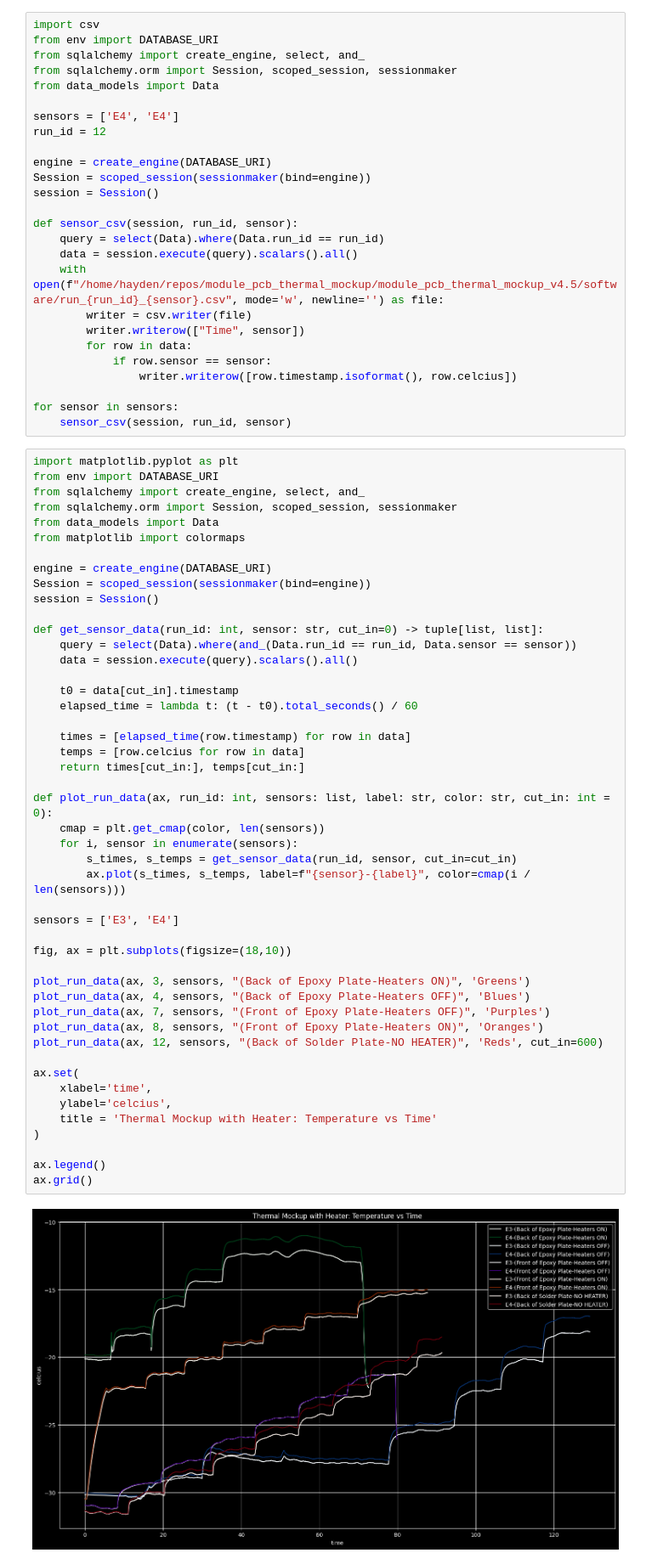
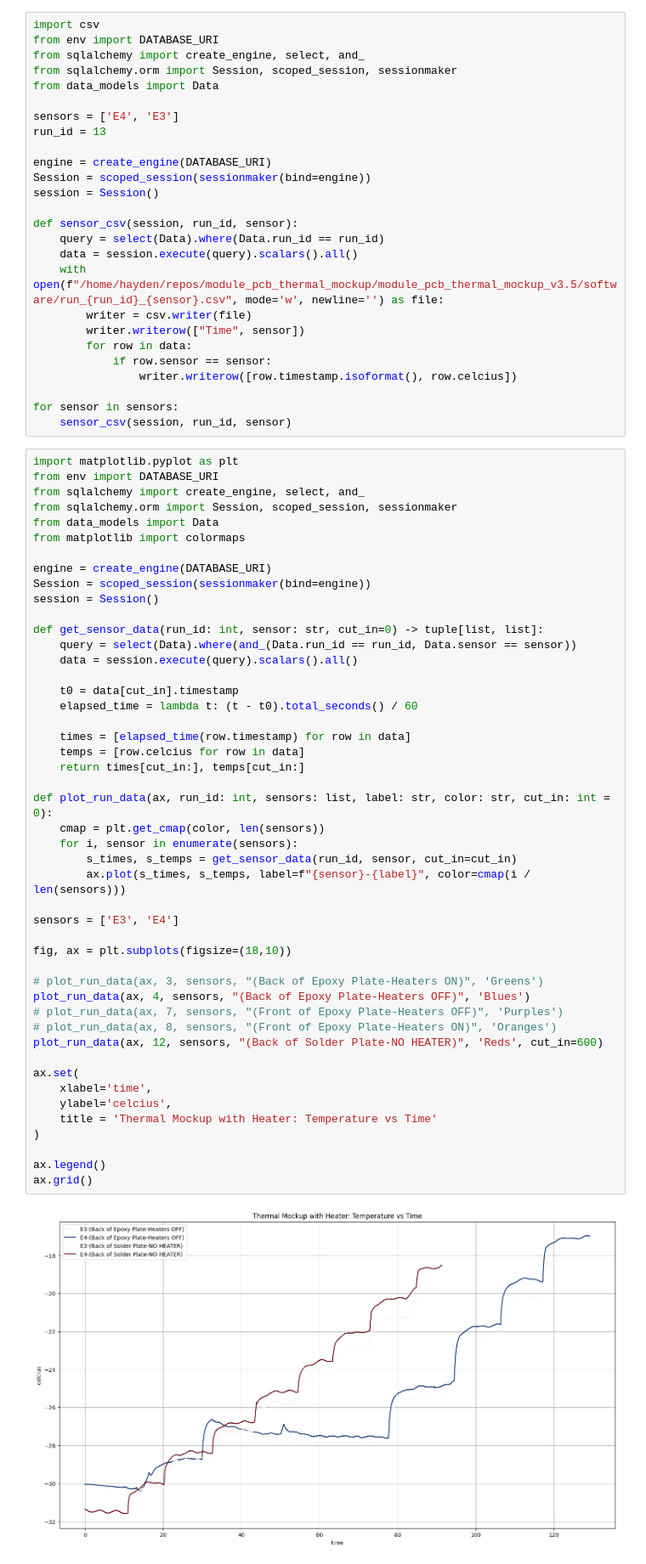
Before and after one commit to bu-etl/module_thermal_mockup, a Jupyter notebook: module_pcb_thermal_mockup_v3.5/software/db_analysis.ipynb, the cells around one changed output. Shown: that part at 85% size. Cells and saved outputs as stored; diff of their text form.

```diff
--- a/module_pcb_thermal_mockup_v3.5/software/db_analysis.ipynb
+++ b/module_pcb_thermal_mockup_v3.5/software/db_analysis.ipynb
@@ -5,8 +5,8 @@ from sqlalchemy import create_engine, select, and_
 from sqlalchemy.orm import Session, scoped_session, sessionmaker
 from data_models import Data
 
-sensors = ['E4', 'E4']
-run_id = 12
+sensors = ['E4', 'E3']
+run_id = 13
 
 engine = create_engine(DATABASE_URI)
 Session = scoped_session(sessionmaker(bind=engine))
@@ -15,7 +15,7 @@ session = Session()
 def sensor_csv(session, run_id, sensor):
     query = select(Data).where(Data.run_id == run_id)
     data = session.execute(query).scalars().all()
-    with open(f"/home/hayden/repos/module_pcb_thermal_mockup/module_pcb_thermal_mockup_v4.5/software/run_{run_id}_{sensor}.csv", mode='w', newline='') as file:
+    with open(f"/home/hayden/repos/module_pcb_thermal_mockup/module_pcb_thermal_mockup_v3.5/software/run_{run_id}_{sensor}.csv", mode='w', newline='') as file:
         writer = csv.writer(file)
         writer.writerow(["Time", sensor])
         for row in data:
@@ -42,34 +42,34 @@ def get_sensor_data(run_id: int, sensor: str, cut_in=0) -> tuple[list, list]:
 
     t0 = data[cut_in].timestamp
     elapsed_time = lambda t: (t - t0).total_seconds() / 60
 
     times = [elapsed_time(row.timestamp) for row in data]
     temps = [row.celcius for row in data]
     return times[cut_in:], temps[cut_in:]
 
 def plot_run_data(ax, run_id: int, sensors: list, label: str, color: str, cut_in: int = 0):
     cmap = plt.get_cmap(color, len(sensors))
     for i, sensor in enumerate(sensors):
         s_times, s_temps = get_sensor_data(run_id, sensor, cut_in=cut_in)
         ax.plot(s_times, s_temps, label=f"{sensor}-{label}", color=cmap(i / len(sensors)))
 
 sensors = ['E3', 'E4']
 
 fig, ax = plt.subplots(figsize=(18,10))
 
-plot_run_data(ax, 3, sensors, "(Back of Epoxy Plate-Heaters ON)", 'Greens')
+# plot_run_data(ax, 3, sensors, "(Back of Epoxy Plate-Heaters ON)", 'Greens')
 plot_run_data(ax, 4, sensors, "(Back of Epoxy Plate-Heaters OFF)", 'Blues')
-plot_run_data(ax, 7, sensors, "(Front of Epoxy Plate-Heaters OFF)", 'Purples')
-plot_run_data(ax, 8, sensors, "(Front of Epoxy Plate-Heaters ON)", 'Oranges')
+# plot_run_data(ax, 7, sensors, "(Front of Epoxy Plate-Heaters OFF)", 'Purples')
+# plot_run_data(ax, 8, sensors, "(Front of Epoxy Plate-Heaters ON)", 'Oranges')
 plot_run_data(ax, 12, sensors, "(Back of Solder Plate-NO HEATER)", 'Reds', cut_in=600)
 
 ax.set(
     xlabel='time',
     ylabel='celcius',
     title = 'Thermal Mockup with Heater: Temperature vs Time'
 )
 
 ax.legend()
 ax.grid()
 # %% [output]
-[figure, old version]
+[figure, new version]
```
Also changed, not shown: parts of 1 cell of this notebook, 1 other file.
